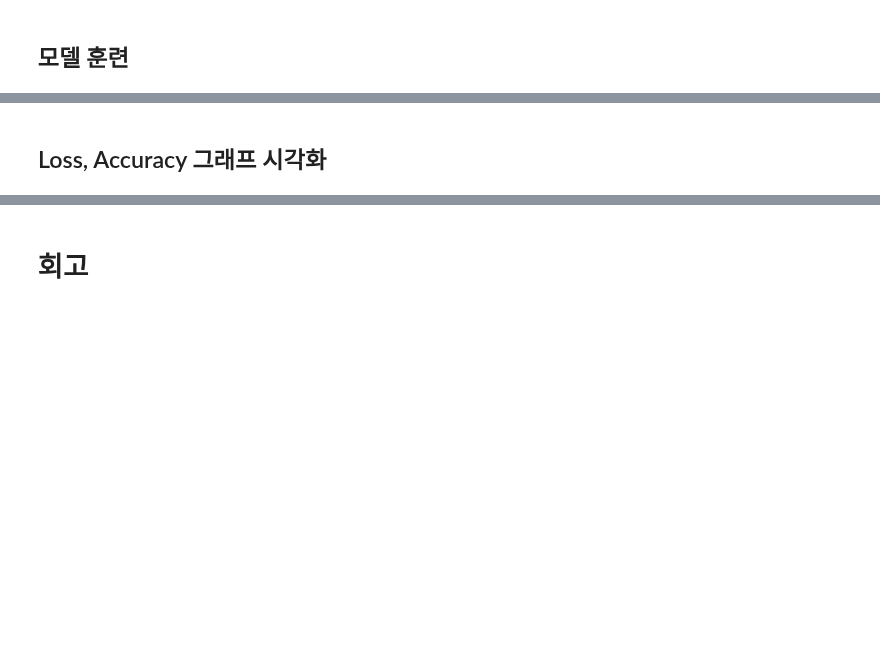
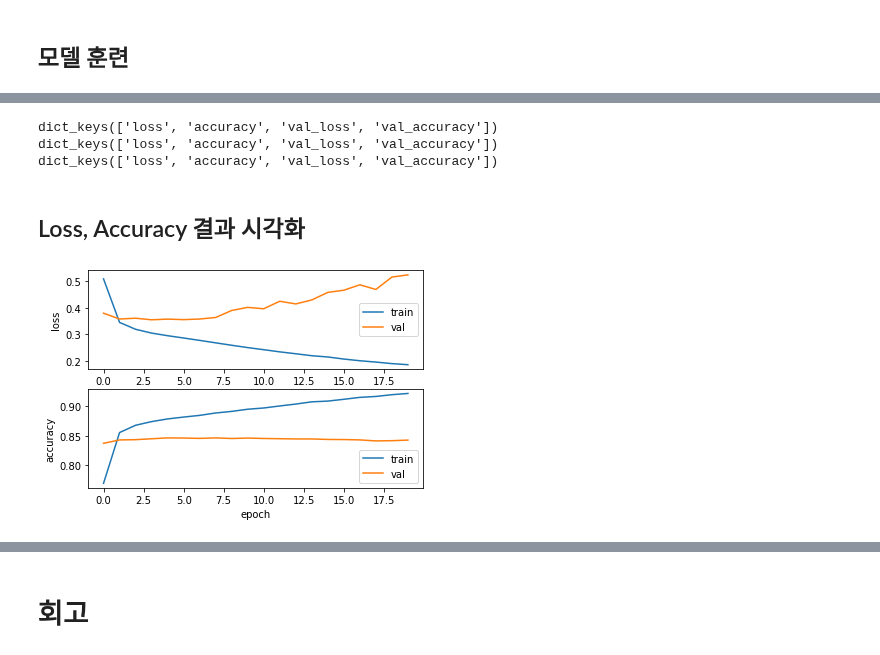
Before and after one commit to cowFarmer/AI_study, a Jupyter notebook: Exploration/E06_movie_review_sentiment_analysis/E06_movie_review_sentiment_analysis.ipynb, the cells around one changed output, grey strips where cells are left out. Cells and saved outputs as stored; diff of their text form; code cells hidden in the pictures; blank space fills up the shorter version.

```diff
--- a/Exploration/E06_movie_review_sentiment_analysis/E06_movie_review_sentiment_analysis.ipynb
+++ b/Exploration/E06_movie_review_sentiment_analysis/E06_movie_review_sentiment_analysis.ipynb
@@ -71,2 +328,19 @@ __3가지 이상 다양하게 구성해보기__
+# %%
+from sklearn.model_selection import train_test_split
+
+train_input, train_target, test_input, test_target = train_test_split(X_train, y_train, test_size=0.2, random_state=5)
 # %% [markdown]
 ## 모델 훈련
+# %%
+model_RNN.compile(optimizer='adam',
+              loss='binary_crossentropy',
+              metrics=['accuracy'])
+
+epochs=20
+
+history_RNN = model_RNN.fit(train_input,
+                    test_input,
+                    epochs=epochs,
+                    batch_size=512,
+                    validation_data=(train_target, test_target),
+                    verbose=1)
@@ -73,2 +448,34 @@ __3가지 이상 다양하게 구성해보기__
+# %%
+print(history_RNN.history.keys())
+print(history_CNN.history.keys())
+print(history_GMP.history.keys())
+# %% [output]
+dict_keys(['loss', 'accuracy', 'val_loss', 'val_accuracy'])
+dict_keys(['loss', 'accuracy', 'val_loss', 'val_accuracy'])
+dict_keys(['loss', 'accuracy', 'val_loss', 'val_accuracy'])
 # %% [markdown]
-## Loss, Accuracy 그래프 시각화
+## Loss, Accuracy 결과 시각화
+# %%
+def plot_result(history_model):
+    h = history_model
+    plt.subplot(2, 1, 1)
+    plt.plot(h.history['loss'])
+    plt.plot(h.history['val_loss'])
+
+    plt.xlabel('epoch')
+    plt.ylabel('loss')
+    plt.legend(['train', 'val'])
+
+    plt.subplot(2, 1, 2)
+    plt.plot(h.history['accuracy'])
+    plt.plot(h.history['val_accuracy'])
+
+    plt.xlabel('epoch')
+    plt.ylabel('accuracy')
+    plt.legend(['train', 'val'])
+
+    plt.show()
+# %%
+plot_result(history_RNN)
+# %% [output]
+[figure, added]
```
Also changed, not shown: parts of 61 cells of this notebook.
